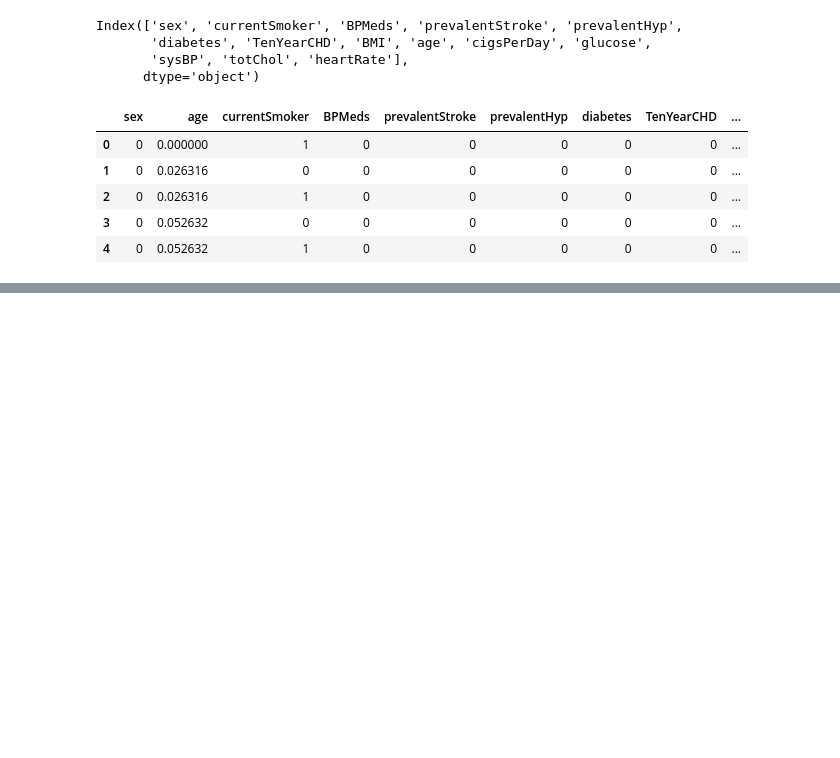
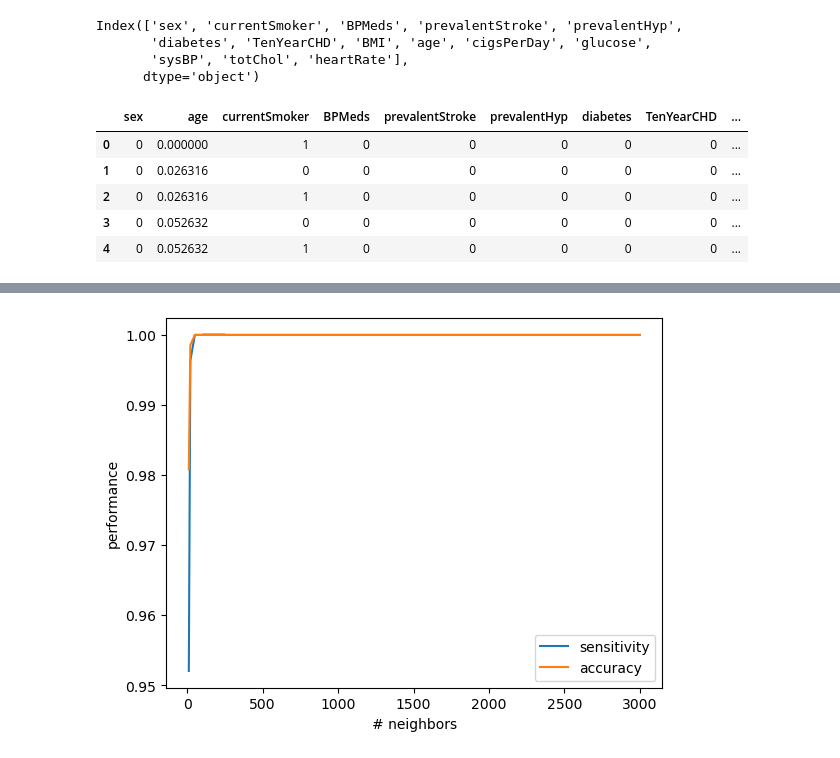
Before and after one commit to koershuis/SP_Final_Project_E, a Jupyter notebook: notebooks/4_aggregation_classification.ipynb, the cells around one changed output, grey strips where cells are left out. Saved outputs shown, nothing was run; the diff lists cells and outputs as text; code cells hidden in the pictures; blank space fills up the shorter version.

```diff
--- a/notebooks/4_aggregation_classification.ipynb
+++ b/notebooks/4_aggregation_classification.ipynb
@@ -195,0 +196,21 @@ F-score: 0.48
+# %%
+# Let's check which is the best parameter selection:
+
+iters = list([10, 20, 50, 75, 100, 150, 200, 250, 100, 200, 300, 400, 500, 1000, 1500, 2000, 2500, 3000])
+sen = list([])
+acc =list([])
+for i in iters:
+    rf = RandomForestClassifier(n_estimators=i, random_state=42, class_weight="balanced_subsample") # Initialize the model
+    rf.fit(X, y)
+    y_pred = rf.predict(X)
+    sen.append(recall_score(y, y_pred))
+    acc.append(rf.score(X, y))
+
+plt.plot(iters,sen)
+plt.plot(iters,acc)
+plt.xlabel('# neighbors')
+plt.ylabel('performance')
+plt.legend(['sensitivity','accuracy'])
+plt.show()
+# %% [output]
+[figure, added]
```
Also changed, not shown: parts of 3 cells of this notebook.
